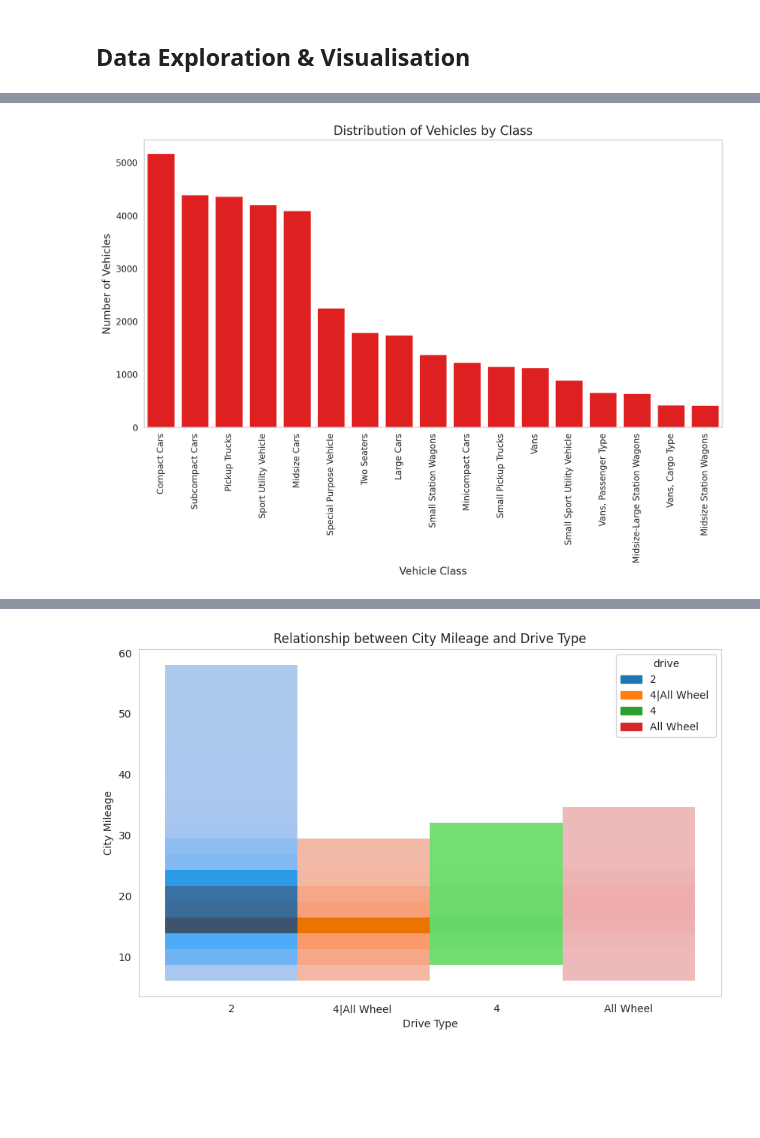
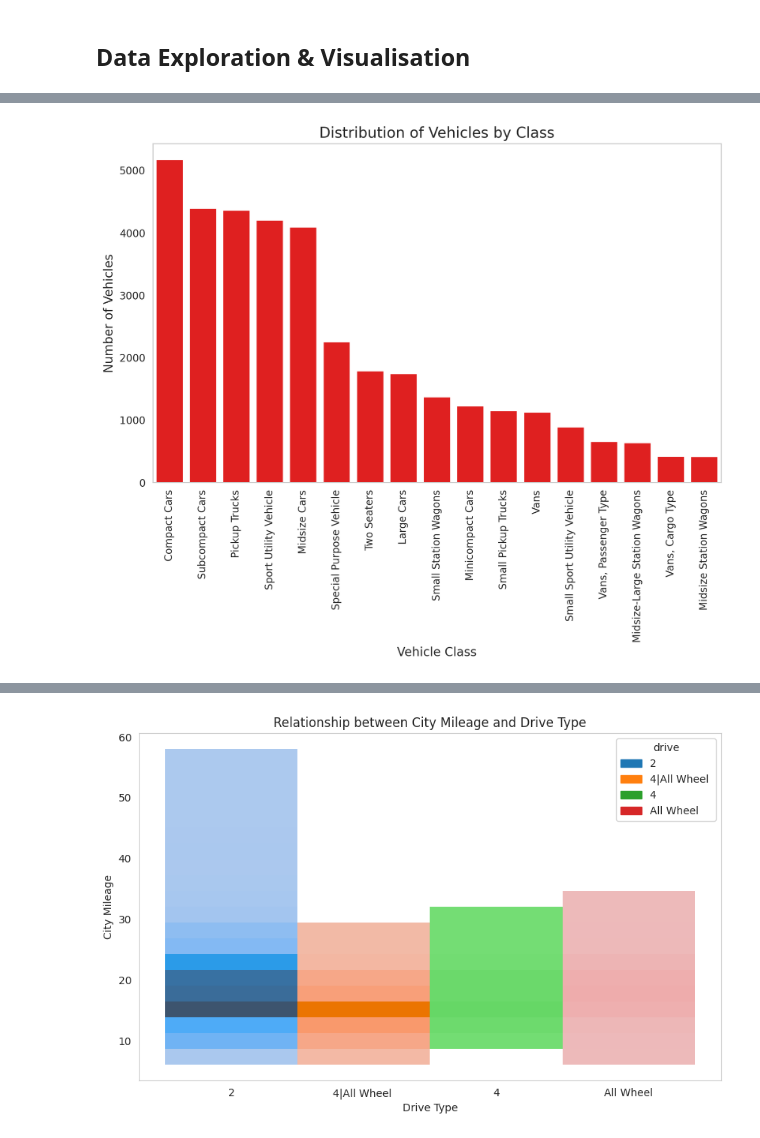
Before and after one commit to awol380/Machine-Learning-2410-Assignment, a Jupyter notebook: Phase_1.ipynb, the cells around one changed output, grey strips where cells are left out. Drawn from its saved outputs; the diff is of its cells as text; code cells hidden in the pictures; blank space fills up the shorter version.

```diff
--- a/Phase_1.ipynb
+++ b/Phase_1.ipynb
@@ -508,13 +520,13 @@ plt.show()
 # %%
 #visualisation 2: 1 Variable Plot - Creating bar chart to show proportion of vehicles by class
-plt.figure(figsize=(12, 6))
+plt.figure(figsize=(10, 6))
 vehicle_classes = data['class'].value_counts()
 sns.barplot(x=vehicle_classes.index, y=vehicle_classes.values, color='red')
 plt.xticks(rotation=90)
 sns.set_style("whitegrid", {'axes.grid' : False})
 plt.title('Distribution of Vehicles by Class')
 plt.xlabel('Vehicle Class')
 plt.ylabel('Number of Vehicles')
 plt.show()
 # %% [output]
-[figure, old version]
+[figure, new version]
```
Also changed, not shown: parts of 13 cells of this notebook.
